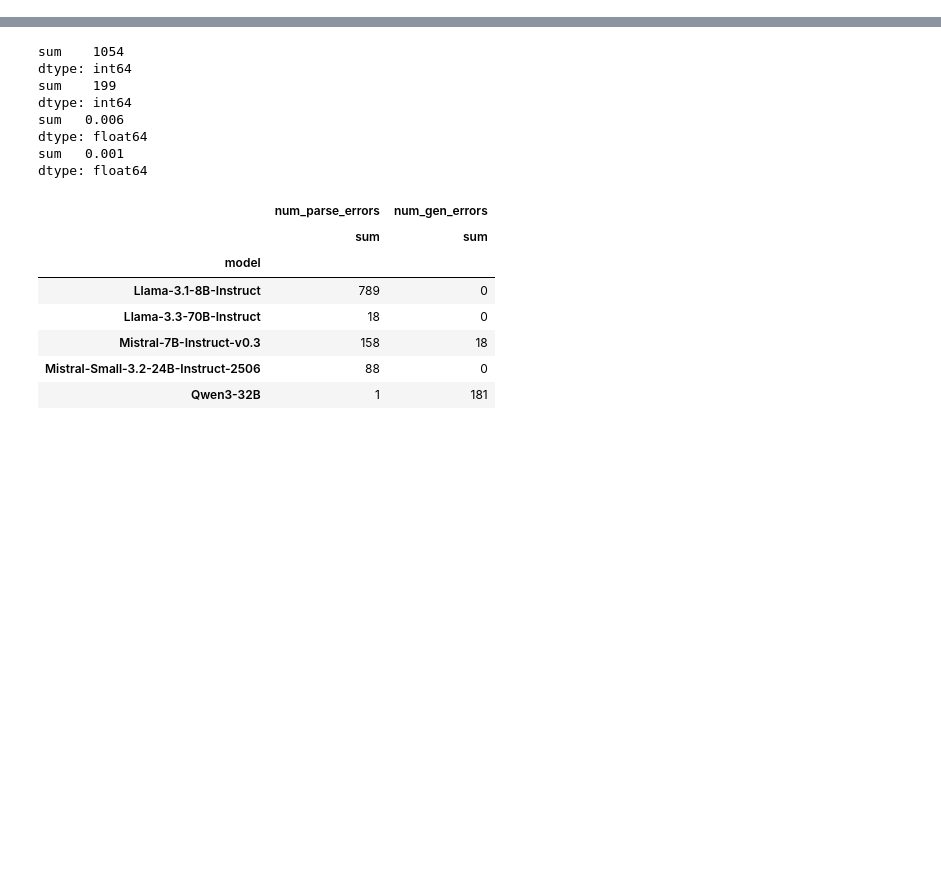
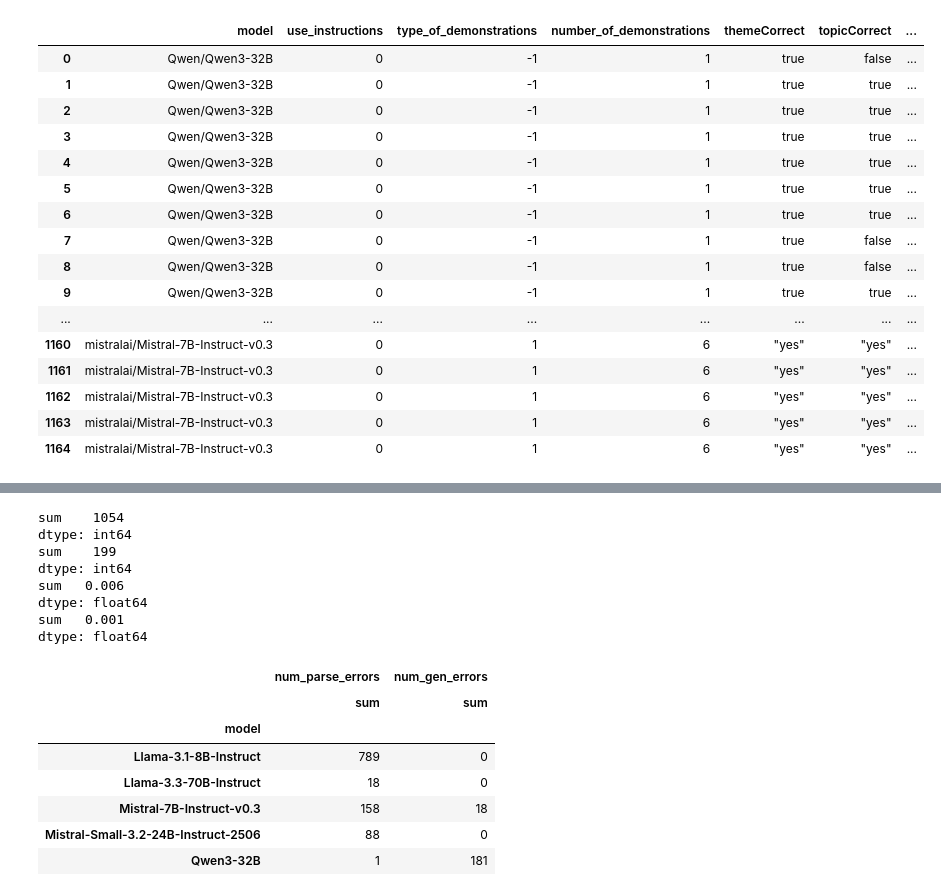
Before and after one commit to AleksiKaa/mscthesis, a Jupyter notebook: src/notebooks/results/get_error_stats.ipynb, the cells around one changed output, grey strips where cells are left out. Drawn from its saved outputs; the diff is of its cells as text; code cells hidden in the pictures; blank space fills up the shorter version.

```diff
--- a/src/notebooks/results/get_error_stats.ipynb
+++ b/src/notebooks/results/get_error_stats.ipynb
@@ -67,6 +63,33 @@ def error_stats_table(jobs, cols):
         table["num_gen_errors"].append(num_gen_errors)
 
     return table, total_rows
+
+def error_df(jobs, cols):
+
+    print(f"Processing {len(jobs)} jobs.")
+
+    job_ids = []
+    table = {col_name: [] for col_name in cols}
+    for job in jobs:
+        df = pd.read_csv(job["result_csv"], sep=";")
+        num_rows = len(df)
+
+        # LLM failed to produce proper json
+        mask_generate_fail = ~df[PRED_COLS].isin(["\"yes\"", "\"no\""]).all(axis=1)
+        df = df[mask_parse_errors | mask_generate_fail]
+
+        config = get_config(job["config_json"])
+
+        # Append run configs
+        config_cols = cols[:4]
+        for col in config_cols:
+            table[col] = table[col] + [config[col]] * len(df)
+
+        # Append pred
+        for col in PRED_COLS:
+            table[col] = table[col] + list(df[col])
+
+    return table
 # %%
 def get_suite(row):
 
@@ -105,3 +126,3 @@ Processing 330 jobs.
 # %%
-#res
+errs = error_df(jobs_list, cols[:4] + PRED_COLS)
 # %% [output]
@@ -121,3 +130,29 @@ Processing 330 jobs.
+# %%
+pd.set_option('display.max_rows', 500)
+
+err_df = pd.DataFrame(errs)
+
+mask_parse_errors = (err_df[PRED_COLS] == "\"PARSE ERROR\"").any(axis=1)
+
+err_df[~mask_parse_errors]
+# %% [output]
+|  | model | use_instructions | type_of_demonstrations | number_of_demonstrations | themeCorrect | topicCorrect | ... |
+| 0 | Qwen/Qwen3-32B | 0 | -1 | 1 | true | false | ... |
+| 1 | Qwen/Qwen3-32B | 0 | -1 | 1 | true | true | ... |
+| 2 | Qwen/Qwen3-32B | 0 | -1 | 1 | true | true | ... |
+| 3 | Qwen/Qwen3-32B | 0 | -1 | 1 | true | true | ... |
+| 4 | Qwen/Qwen3-32B | 0 | -1 | 1 | true | true | ... |
+| 5 | Qwen/Qwen3-32B | 0 | -1 | 1 | true | true | ... |
+| 6 | Qwen/Qwen3-32B | 0 | -1 | 1 | true | true | ... |
+| 7 | Qwen/Qwen3-32B | 0 | -1 | 1 | true | false | ... |
+| 8 | Qwen/Qwen3-32B | 0 | -1 | 1 | true | false | ... |
+| 9 | Qwen/Qwen3-32B | 0 | -1 | 1 | true | true | ... |
+| ... | ... | ... | ... | ... | ... | ... | ... |
+| 1160 | mistralai/Mistral-7B-Instruct-v0.3 | 0 | 1 | 6 | "yes" | "yes" | ... |
+| 1161 | mistralai/Mistral-7B-Instruct-v0.3 | 0 | 1 | 6 | "yes" | "yes" | ... |
+| 1162 | mistralai/Mistral-7B-Instruct-v0.3 | 0 | 1 | 6 | "yes" | "yes" | ... |
+| 1163 | mistralai/Mistral-7B-Instruct-v0.3 | 0 | 1 | 6 | "yes" | "yes" | ... |
+| 1164 | mistralai/Mistral-7B-Instruct-v0.3 | 0 | 1 | 6 | "yes" | "yes" | ... |
 # %%
 res = res.sort_values(by=["use_instructions", "number_of_demonstrations", "type_of_demonstrations"])
 res["suite"] = res.apply(get_suite, axis=1)
```
Also changed, not shown: parts of 3 cells of this notebook, 3 other files.
